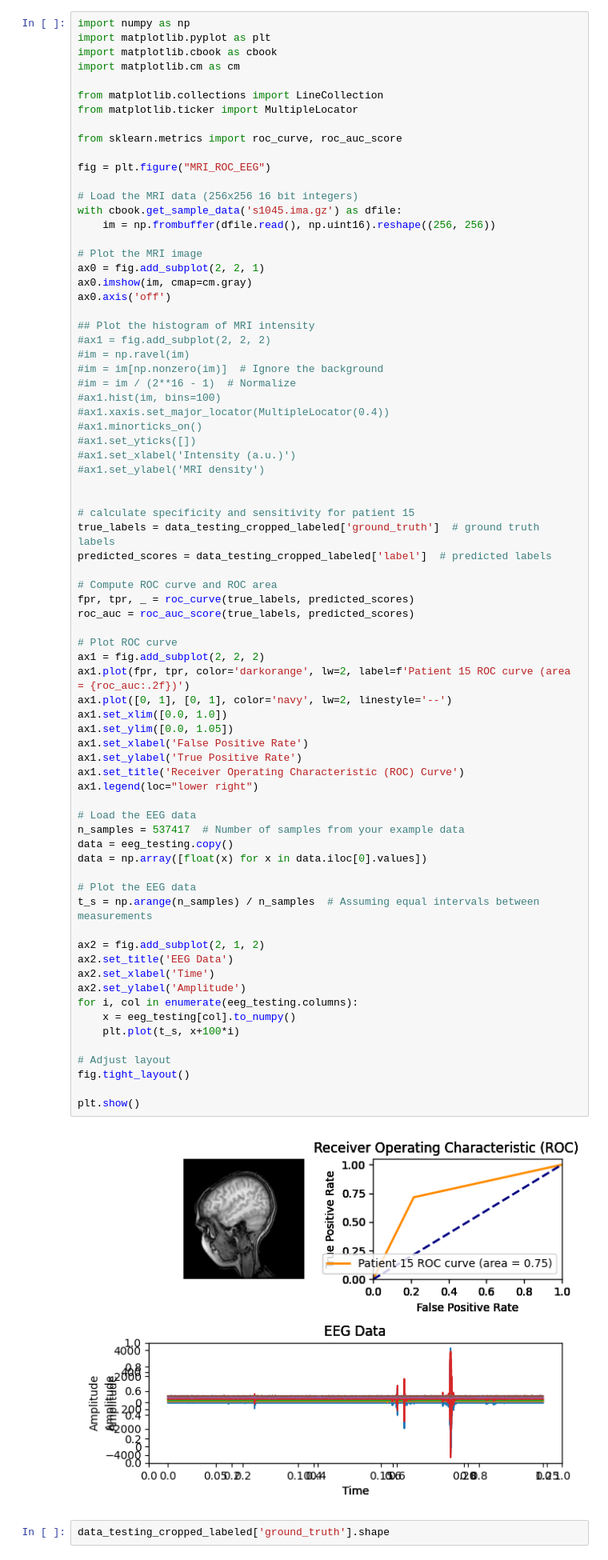
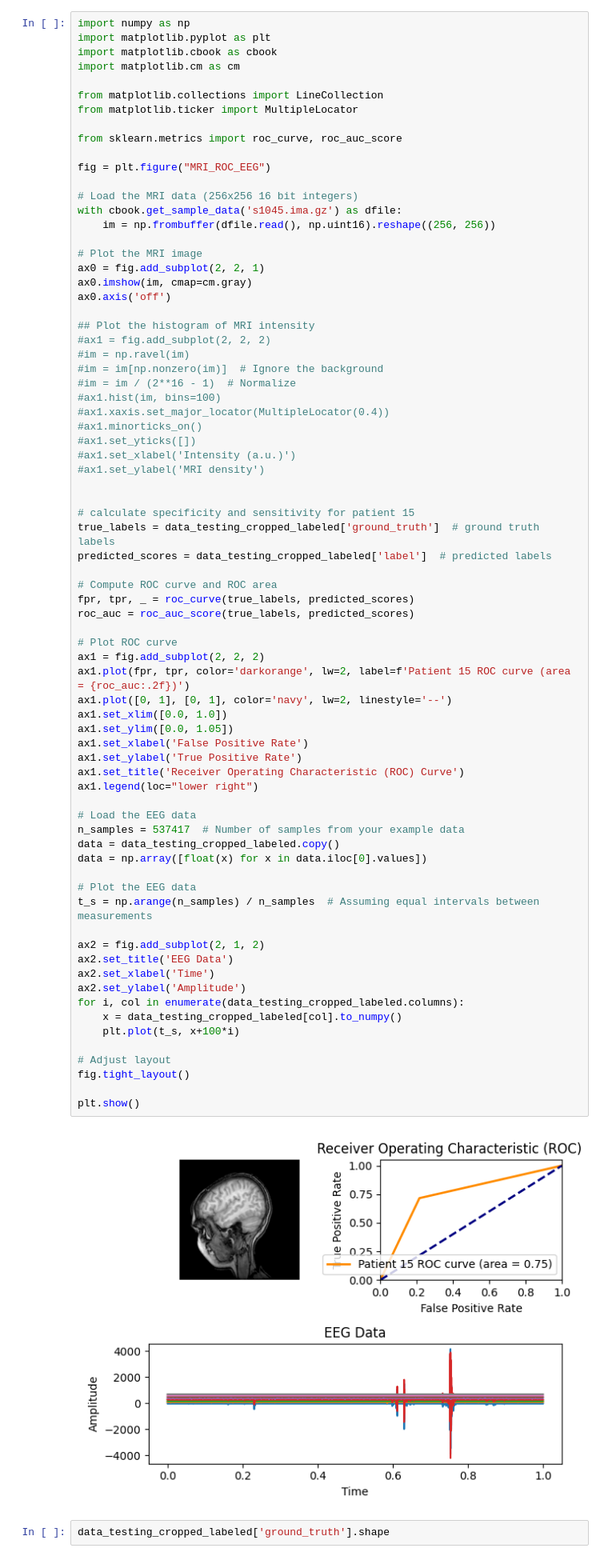
Before and after one commit to carzaga1/UnsuperDL-EEG-BSUPP, a Jupyter notebook: notebooks/01_clustering_algo_one.ipynb, the cells around one changed output. Shown at 80% size. Cells and saved outputs as stored; diff of their text form.

```diff
--- a/notebooks/01_clustering_algo_one.ipynb
+++ b/notebooks/01_clustering_algo_one.ipynb
@@ -306,37 +306,37 @@ roc_auc = roc_auc_score(true_labels, predicted_scores)
 
 # Plot ROC curve
 ax1 = fig.add_subplot(2, 2, 2)
 ax1.plot(fpr, tpr, color='darkorange', lw=2, label=f'Patient 15 ROC curve (area = {roc_auc:.2f})')
 ax1.plot([0, 1], [0, 1], color='navy', lw=2, linestyle='--')
 ax1.set_xlim([0.0, 1.0])
 ax1.set_ylim([0.0, 1.05])
 ax1.set_xlabel('False Positive Rate')
 ax1.set_ylabel('True Positive Rate')
 ax1.set_title('Receiver Operating Characteristic (ROC) Curve')
 ax1.legend(loc="lower right")
 
 # Load the EEG data
 n_samples = 537417  # Number of samples from your example data
-data = eeg_testing.copy()
+data = data_testing_cropped_labeled.copy()
 data = np.array([float(x) for x in data.iloc[0].values])
 
 # Plot the EEG data
 t_s = np.arange(n_samples) / n_samples  # Assuming equal intervals between measurements
 
 ax2 = fig.add_subplot(2, 1, 2)
 ax2.set_title('EEG Data')
 ax2.set_xlabel('Time')
 ax2.set_ylabel('Amplitude')
-for i, col in enumerate(eeg_testing.columns):
-    x = eeg_testing[col].to_numpy()
+for i, col in enumerate(data_testing_cropped_labeled.columns):
+    x = data_testing_cropped_labeled[col].to_numpy()
     plt.plot(t_s, x+100*i)
 
 # Adjust layout
 fig.tight_layout()
 
 plt.show()
 # %% [output]
-[figure, old version]
+[figure, new version]
 # %%
 data_testing_cropped_labeled['ground_truth'].shape
 # %% [output]
```
Also changed, not shown: parts of 3 cells of this notebook.
